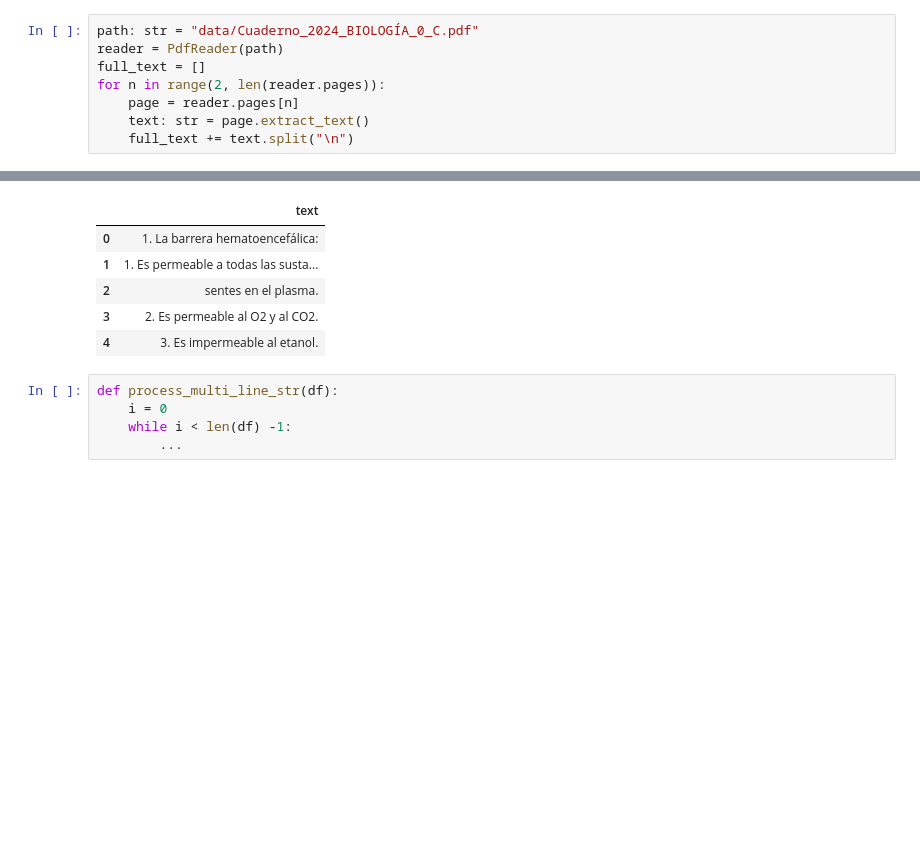
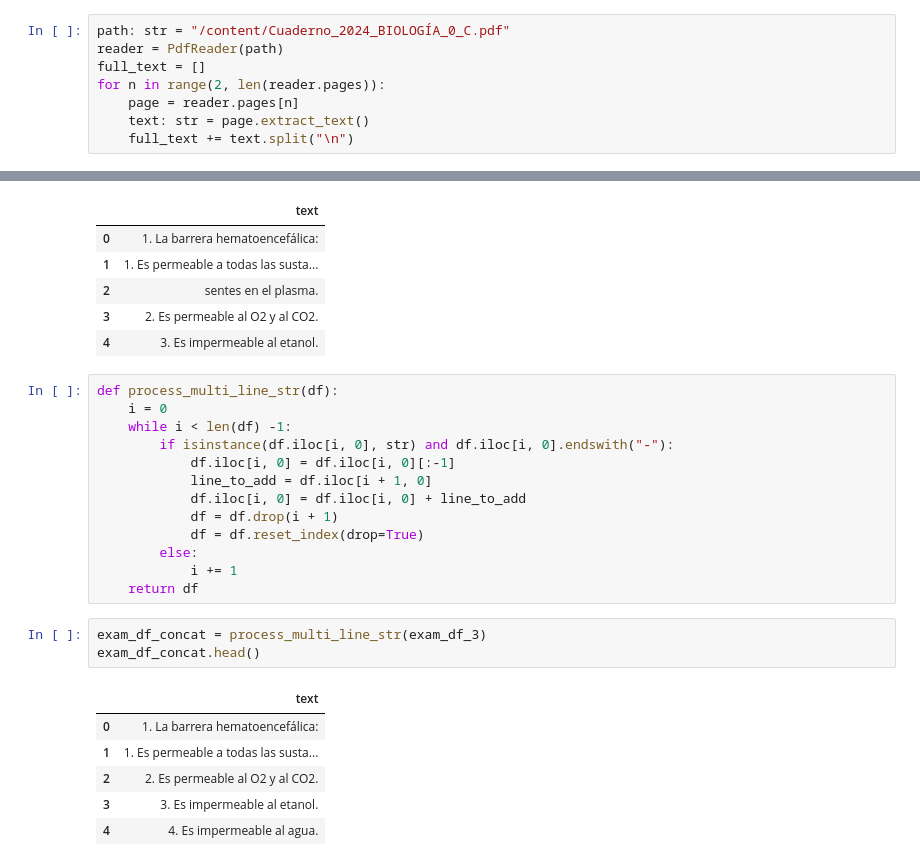
Before and after one commit to Oddman43/ETL_BIR_Exams, a Jupyter notebook: pdf_extraction.ipynb, the cells around one changed output, grey strips where cells are left out. Drawn from its saved outputs; the diff is of its cells as text; blank space fills up the shorter version.

Commit message:
added funct to concatenate rows endswith -

```diff
--- a/pdf_extraction.ipynb
+++ b/pdf_extraction.ipynb
@@ -10,7 +13,7 @@ from pypdf import PdfReader
 # %% [markdown]
 ## Extracting Questions from Pdf file
 # %%
-path: str = "data/Cuaderno_2024_BIOLOGÍA_0_C.pdf"
+path: str = "/content/Cuaderno_2024_BIOLOGÍA_0_C.pdf"
 reader = PdfReader(path)
 full_text = []
 for n in range(2, len(reader.pages)):
@@ -58,8 +61,26 @@ exam_df_3.head()
 | 2 | sentes en el plasma. |
 | 3 | 2. Es permeable al O2 y al CO2. |
 | 4 | 3. Es impermeable al etanol. |
-# %%
-def process_multi_line_str(df):
-    i = 0
-    while i < len(df) -1:
-        ...
+# %%
+def process_multi_line_str(df):
+    i = 0
+    while i < len(df) -1:
+        if isinstance(df.iloc[i, 0], str) and df.iloc[i, 0].endswith("-"):
+            df.iloc[i, 0] = df.iloc[i, 0][:-1]
+            line_to_add = df.iloc[i + 1, 0]
+            df.iloc[i, 0] = df.iloc[i, 0] + line_to_add
+            df = df.drop(i + 1)
+            df = df.reset_index(drop=True)
+        else:
+            i += 1
+    return df
+# %%
+exam_df_concat = process_multi_line_str(exam_df_3)
+exam_df_concat.head()
+# %% [output]
+|  | text |
+| 0 | 1. La barrera hematoencefálica: |
+| 1 | 1. Es permeable a todas las susta... |
+| 2 | 2. Es permeable al O2 y al CO2. |
+| 3 | 3. Es impermeable al etanol. |
+| 4 | 4. Es impermeable al agua. |
```
Also changed, not shown: parts of 2 cells of this notebook.
